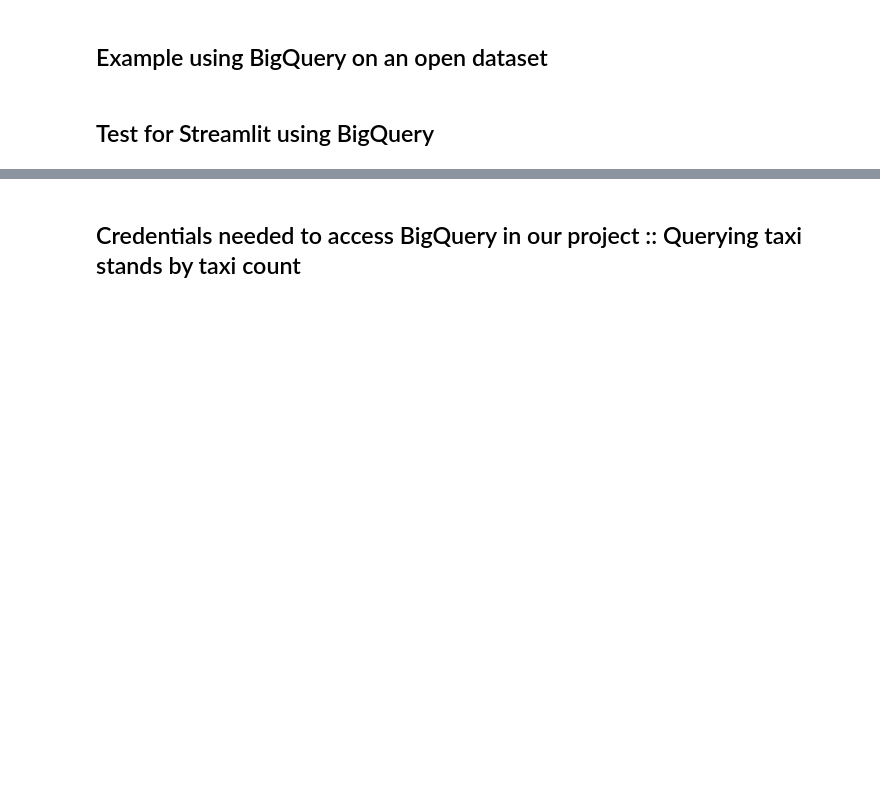
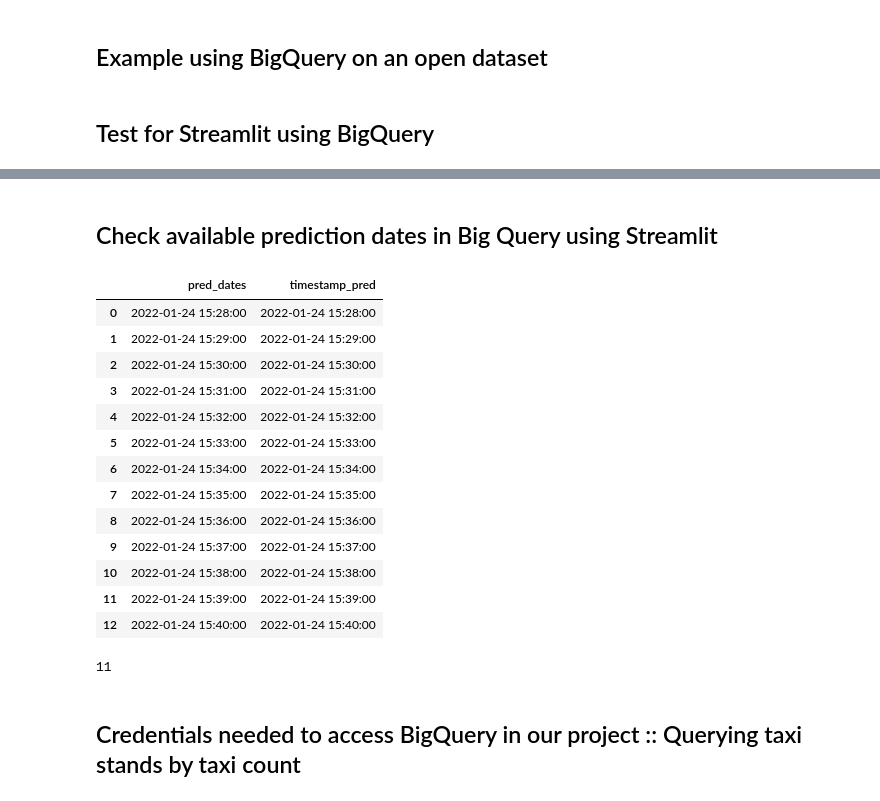
Before and after one commit to alealejandro1/taxi_compass, a Jupyter notebook: notebooks/Alejandro_taxi_compass.ipynb, the cells around one changed output, grey strips where cells are left out. Drawn from its saved outputs; the diff is of its cells as text; code cells hidden in the pictures; blank space fills up the shorter version.

```diff
--- a/notebooks/Alejandro_taxi_compass.ipynb
+++ b/notebooks/Alejandro_taxi_compass.ipynb
@@ -458,3 +456,43 @@ results_df
+# %% [markdown]
+## Check available prediction dates in Big Query using Streamlit
+# %%
+def SQL_prediction_date():
+    '''
+    Upon starting, take the distinct available dates for prediction.
+    This function needs only to be ran once, so cacheing it allows for
+    faster times anytime we interact with the streamlit page.
+    '''
+    QUERY_PREDICTION_TIME = f"""
+    Select distinct(datetime(timestamp(timestamp_pred,"Asia/Singapore"), "Asia/Singapore")) as pred_dates, timestamp_pred
+    from `taxi-compass-lewagon.api_dataset.r_taxi_stand_pred`
+    where timestamp(timestamp_pred,"Asia/Singapore") > current_timestamp()
+    order by pred_dates asc
+    """
+    query_job = bigquery_client.query(QUERY_PREDICTION_TIME)
+    query_df = query_job.to_dataframe()
+    return query_df
+
+query_df = SQL_prediction_date()
+# %% [output]
+|  | pred_dates | timestamp_pred |
+| 0 | 2022-01-24 15:28:00 | 2022-01-24 15:28:00 |
+| 1 | 2022-01-24 15:29:00 | 2022-01-24 15:29:00 |
+| 2 | 2022-01-24 15:30:00 | 2022-01-24 15:30:00 |
+| 3 | 2022-01-24 15:31:00 | 2022-01-24 15:31:00 |
+| 4 | 2022-01-24 15:32:00 | 2022-01-24 15:32:00 |
+| 5 | 2022-01-24 15:33:00 | 2022-01-24 15:33:00 |
+| 6 | 2022-01-24 15:34:00 | 2022-01-24 15:34:00 |
+| 7 | 2022-01-24 15:35:00 | 2022-01-24 15:35:00 |
+| 8 | 2022-01-24 15:36:00 | 2022-01-24 15:36:00 |
+| 9 | 2022-01-24 15:37:00 | 2022-01-24 15:37:00 |
+| 10 | 2022-01-24 15:38:00 | 2022-01-24 15:38:00 |
+| 11 | 2022-01-24 15:39:00 | 2022-01-24 15:39:00 |
+| 12 | 2022-01-24 15:40:00 | 2022-01-24 15:40:00 |
+# %%
+# query_df['pred_dates'] > datetime.now()
+sum(query_df['pred_dates'] > datetime.now())
+# %% [output]
+11
 # %% [markdown]
 ## Credentials needed to access BigQuery in our project :: Querying taxi stands by taxi count
 # %%
```
Also changed, not shown: parts of 7 cells of this notebook, 1 other file.
